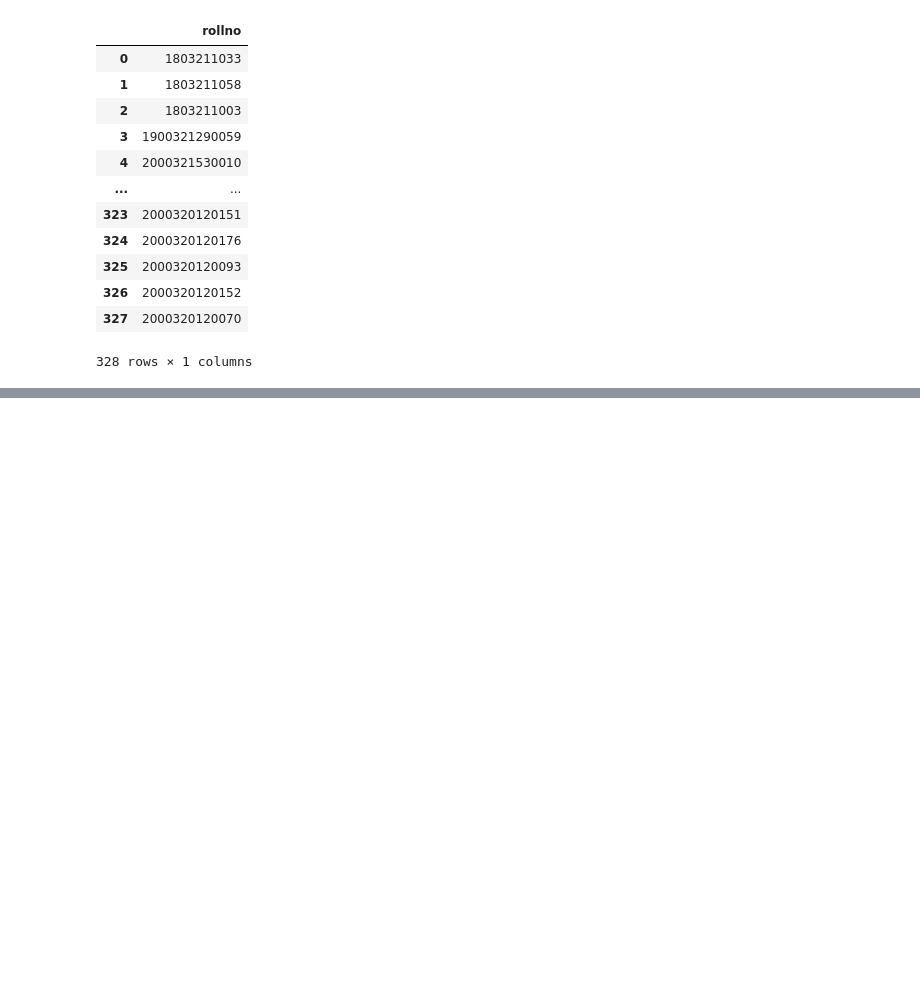
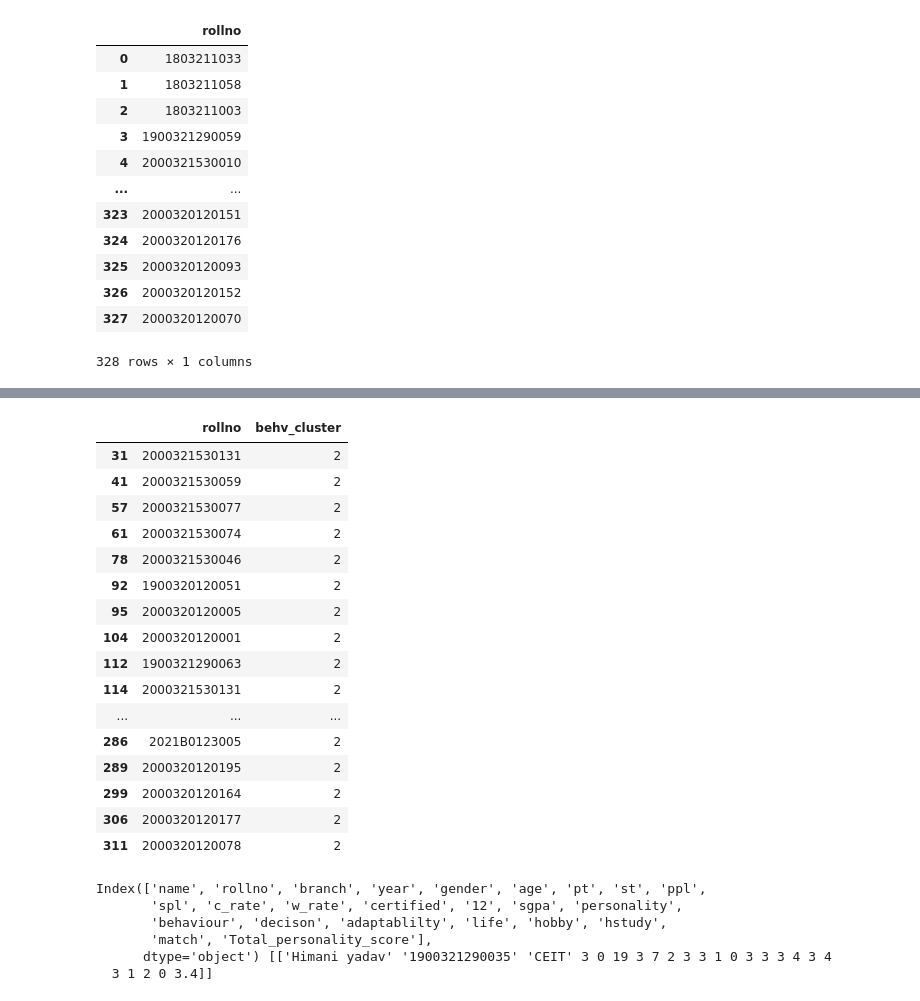
Before and after one commit to sarvjeetdev/friendsai, a Jupyter notebook: technical.ipynb, the cells around one changed output, grey strips where cells are left out. Saved outputs shown, nothing was run; the diff lists cells and outputs as text; code cells hidden in the pictures; blank space fills up the shorter version.

```diff
--- a/technical.ipynb
+++ b/technical.ipynb
@@ -266,0 +215,6 @@ IndentationError: unindent does not match any outer indentation level (<tokenize
+# %%
+behv=pd.DataFrame(Roll)
+# %%
+u1=pd.Series(model2.labels_)
+# %%
+behv["behv_cluster"]=u1
@@ -266,0 +237,29 @@ IndentationError: unindent does not match any outer indentation level (<tokenize
+# %%
+behv.loc[behv["behv_cluster"]==2]
+# %% [output]
+|  | rollno | behv_cluster |
+| 31 | 2000321530131 | 2 |
+| 41 | 2000321530059 | 2 |
+| 57 | 2000321530077 | 2 |
+| 61 | 2000321530074 | 2 |
+| 78 | 2000321530046 | 2 |
+| 92 | 1900320120051 | 2 |
+| 95 | 2000320120005 | 2 |
+| 104 | 2000320120001 | 2 |
+| 112 | 1900321290063 | 2 |
+| 114 | 2000321530131 | 2 |
+| ... | ... | ... |
+| 286 | 2021B0123005 | 2 |
+| 289 | 2000320120195 | 2 |
+| 299 | 2000320120164 | 2 |
+| 306 | 2000320120177 | 2 |
+| 311 | 2000320120078 | 2 |
+# %%
+print(df.loc[df["rollno"]=="1900321290035"].columns ,df.loc[df["rollno"]=="1900321290035"].values)
+# %% [output]
+Index(['name', 'rollno', 'branch', 'year', 'gender', 'age', 'pt', 'st', 'ppl',
+       'spl', 'c_rate', 'w_rate', 'certified', '12', 'sgpa', 'personality',
+       'behaviour', 'decison', 'adaptablilty', 'life', 'hobby', 'hstudy',
+       'match', 'Total_personality_score'],
+      dtype='object') [['Himani yadav' '1900321290035' 'CEIT' 3 0 19 3 7 2 3 3 1 0 3 3 3 4 3 4
+  3 1 2 0 3.4]]
```
Also changed, not shown: parts of 15 cells of this notebook.
